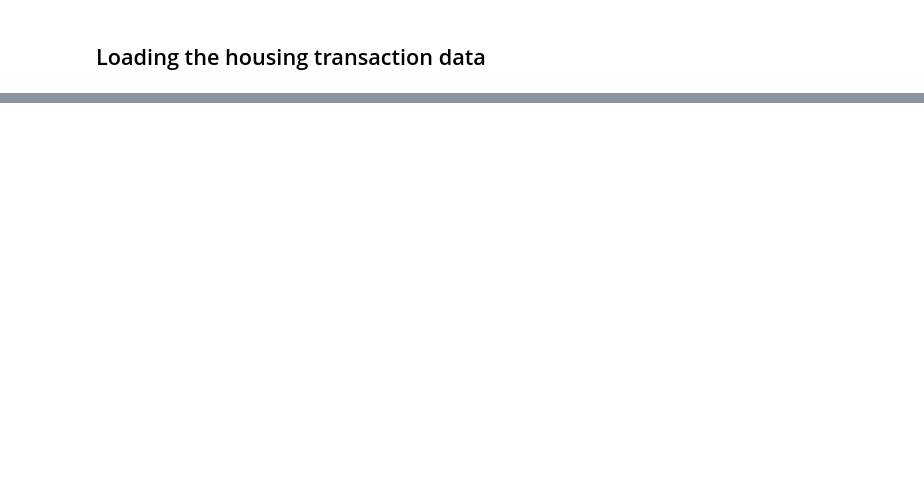
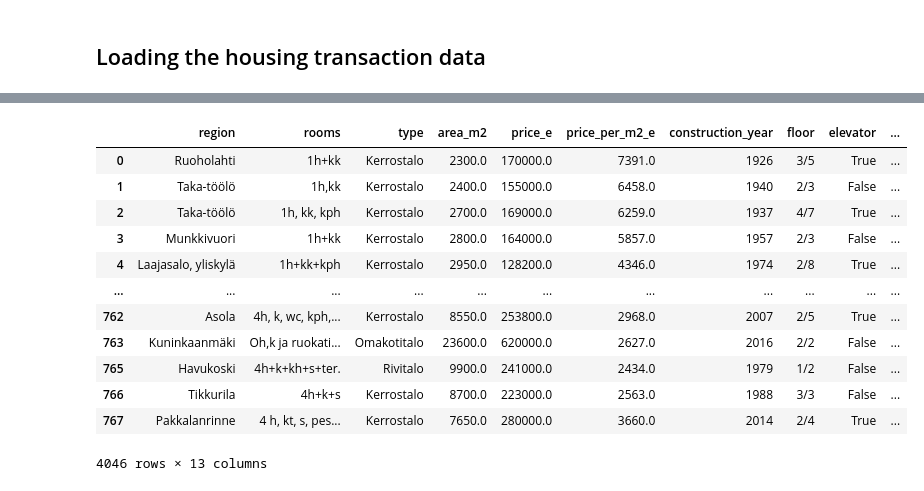
Before and after one commit to Babakfifoo/DS01-EDA, a Jupyter notebook: DS01.ipynb, the cells around one changed output, grey strips where cells are left out. Drawn from its saved outputs; the diff is of its cells as text; code cells hidden in the pictures; blank space fills up the shorter version.

Commit message:
Data vis completed in notebook.

```diff
--- a/DS01.ipynb
+++ b/DS01.ipynb
@@ -92,0 +8,17 @@ data.area_m2.hist(bins=100)
+# %%
+data = pd.read_parquet("data/HMA.parquet")
+data["type"] = data["type"].astype(str).replace({
+    "kt": "Kerrostalo",
+    "rt": "Rivitalo",
+    "ok": "Omakotitalo"
+})
+
+data["elevator"] = data["elevator"].astype(str).replace({
+    "on": True,
+    "ei": False,
+})
+
+data["plot_ownership"] = data["plot_ownership"].astype(str).replace({
+    "oma": "Owned",
+    "vuokra": "Leased",
+})
@@ -92,0 +100,16 @@ data.area_m2.hist(bins=100)
+# %%
+data
+# %% [output]
+|  | region | rooms | type | area_m2 | price_e | price_per_m2_e | construction_year | floor | elevator | ... |
+| 0 | Ruoholahti | 1h+kk | Kerrostalo | 2300.0 | 170000.0 | 7391.0 | 1926 | 3/5 | True | ... |
+| 1 | Taka-töölö | 1h,kk | Kerrostalo | 2400.0 | 155000.0 | 6458.0 | 1940 | 2/3 | False | ... |
+| 2 | Taka-töölö | 1h, kk, kph | Kerrostalo | 2700.0 | 169000.0 | 6259.0 | 1937 | 4/7 | True | ... |
+| 3 | Munkkivuori | 1h+kk | Kerrostalo | 2800.0 | 164000.0 | 5857.0 | 1957 | 2/3 | False | ... |
+| 4 | Laajasalo, yliskylä | 1h+kk+kph | Kerrostalo | 2950.0 | 128200.0 | 4346.0 | 1974 | 2/8 | True | ... |
+| ... | ... | ... | ... | ... | ... | ... | ... | ... | ... | ... |
+| 762 | Asola | 4h, k, wc, kph,... | Kerrostalo | 8550.0 | 253800.0 | 2968.0 | 2007 | 2/5 | True | ... |
+| 763 | Kuninkaanmäki | Oh,k ja ruokati... | Omakotitalo | 23600.0 | 620000.0 | 2627.0 | 2016 | 2/2 | False | ... |
+| 765 | Havukoski | 4h+k+kh+s+ter. | Rivitalo | 9900.0 | 241000.0 | 2434.0 | 1979 | 1/2 | False | ... |
+| 766 | Tikkurila | 4h+k+s | Kerrostalo | 8700.0 | 223000.0 | 2563.0 | 1988 | 3/3 | False | ... |
+| 767 | Pakkalanrinne | 4 h, kt, s, pes... | Kerrostalo | 7650.0 | 280000.0 | 3660.0 | 2014 | 2/4 | True | ... |
+4046 rows × 13 columns
```
Also changed, not shown: parts of 14 cells of this notebook, 4 other files.
